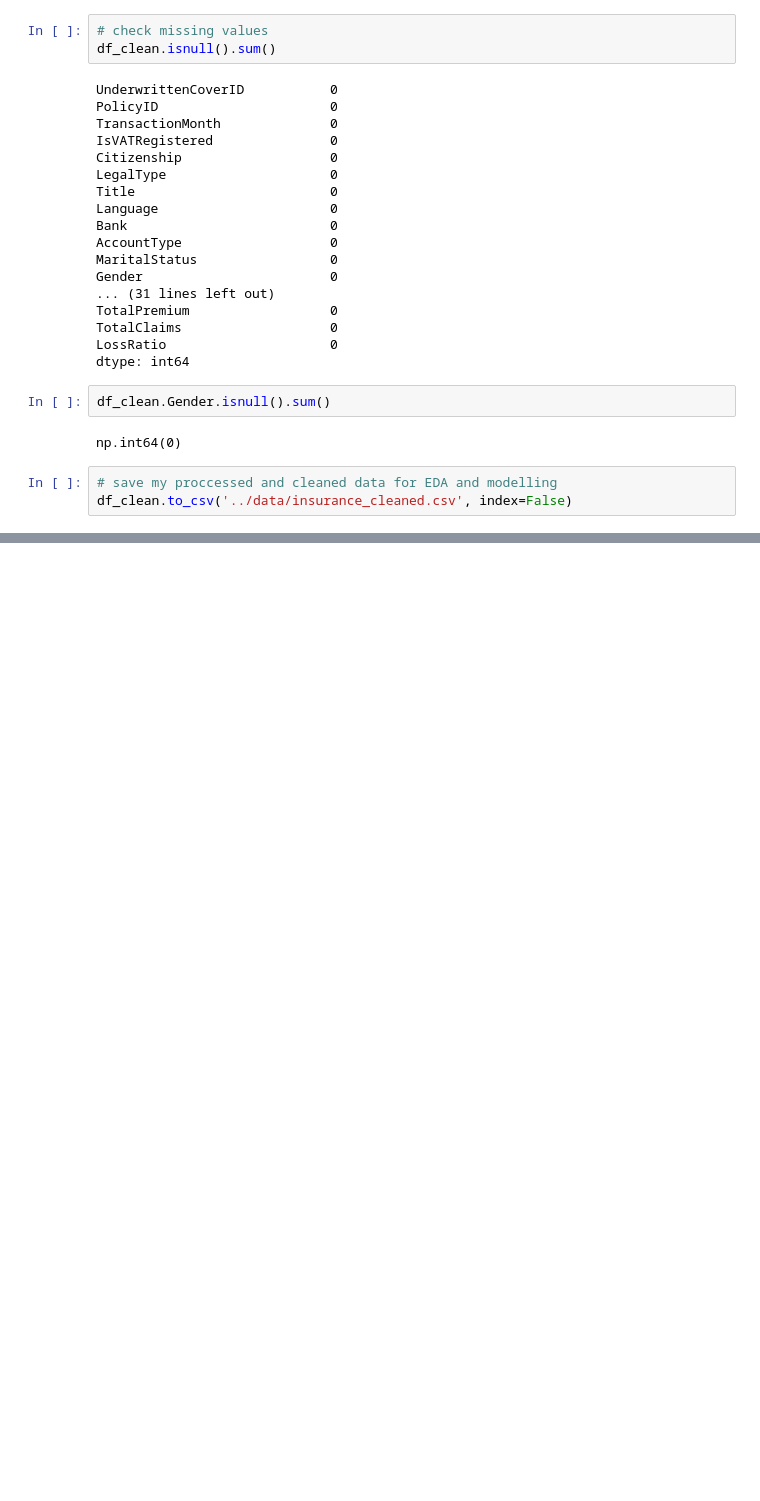
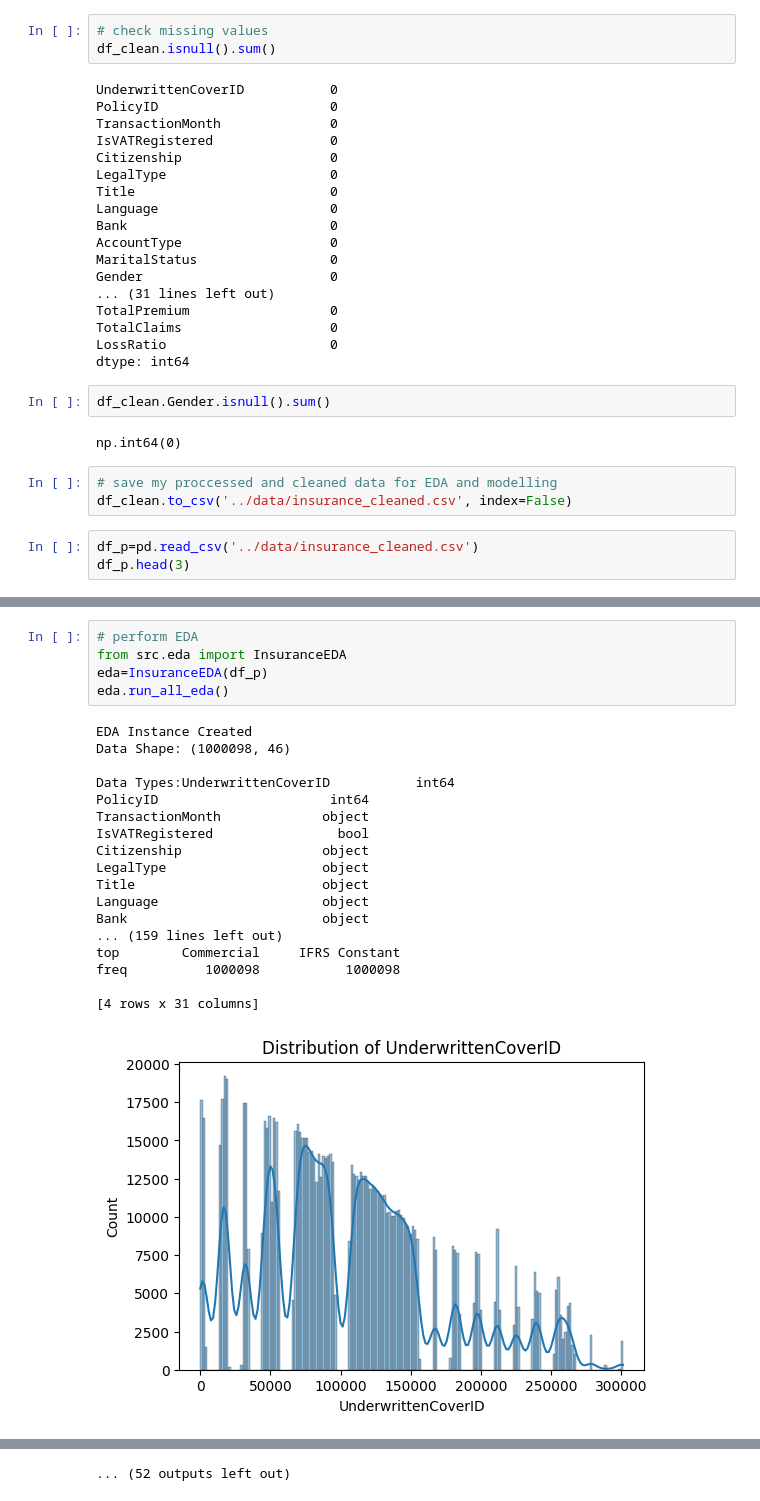
Before and after one commit to Kidist-c/InsuarnceRiskAnalysis-week3, a Jupyter notebook: notebooks/InsuranceAnalysis.ipynb, the cells around one changed output, grey strips where cells are left out. Cells and saved outputs as stored; diff of their text form; blank space fills up the shorter version.

```diff
--- a/notebooks/InsuranceAnalysis.ipynb
+++ b/notebooks/InsuranceAnalysis.ipynb
@@ -112,3 +112,6 @@ np.int64(0)
 # %%
 # save my proccessed and cleaned data for EDA and modelling
 df_clean.to_csv('../data/insurance_cleaned.csv', index=False)
+# %%
+df_p=pd.read_csv('../data/insurance_cleaned.csv')
+df_p.head(3)
@@ -114,0 +133,24 @@ df_clean.to_csv('../data/insurance_cleaned.csv', index=False)
+# %%
+# perform EDA
+from src.eda import InsuranceEDA
+eda=InsuranceEDA(df_p)
+eda.run_all_eda()
+# %% [output]
+EDA Instance Created
+Data Shape: (1000098, 46)
+
+Data Types:UnderwrittenCoverID           int64
+PolicyID                      int64
+TransactionMonth             object
+IsVATRegistered                bool
+Citizenship                  object
+LegalType                    object
+Title                        object
+Language                     object
+Bank                         object
+... (159 lines left out)
+top        Commercial     IFRS Constant
+freq          1000098           1000098
+
+[4 rows x 31 columns]
+[figure, added]
@@ -114,0 +167 @@ df_clean.to_csv('../data/insurance_cleaned.csv', index=False)
+... (52 outputs left out)
```
Also changed, not shown: parts of 3 cells of this notebook, 1 other file.
